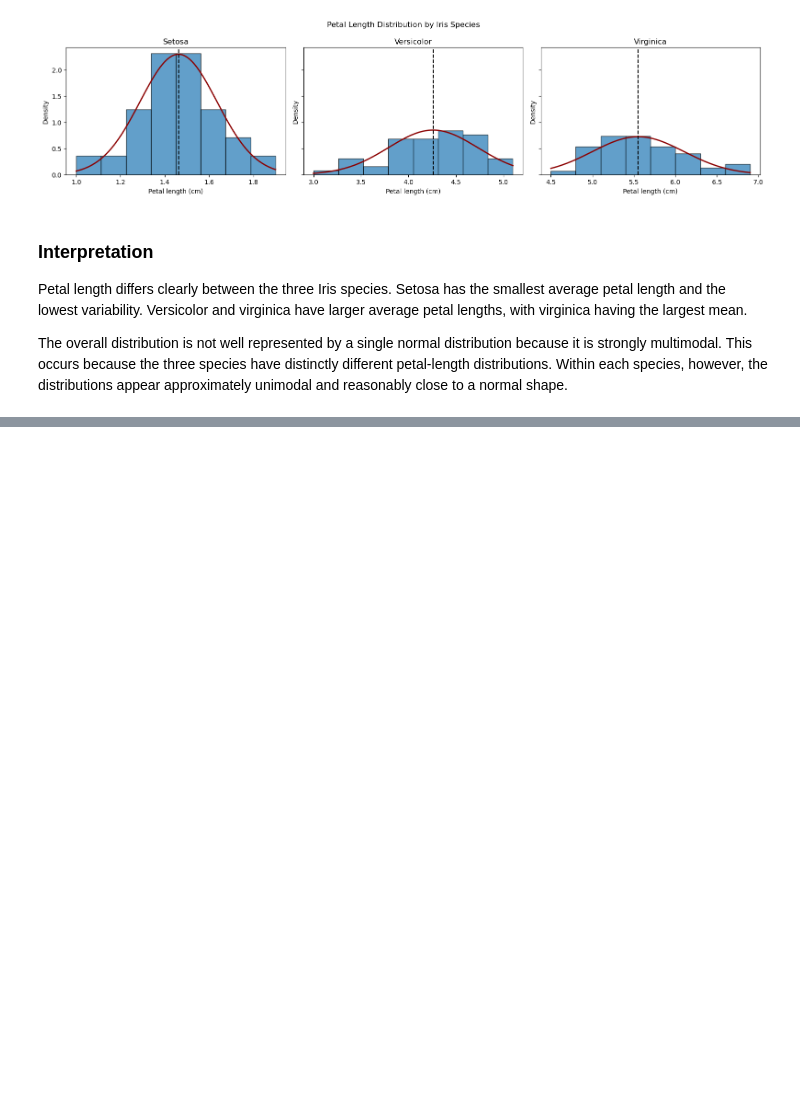
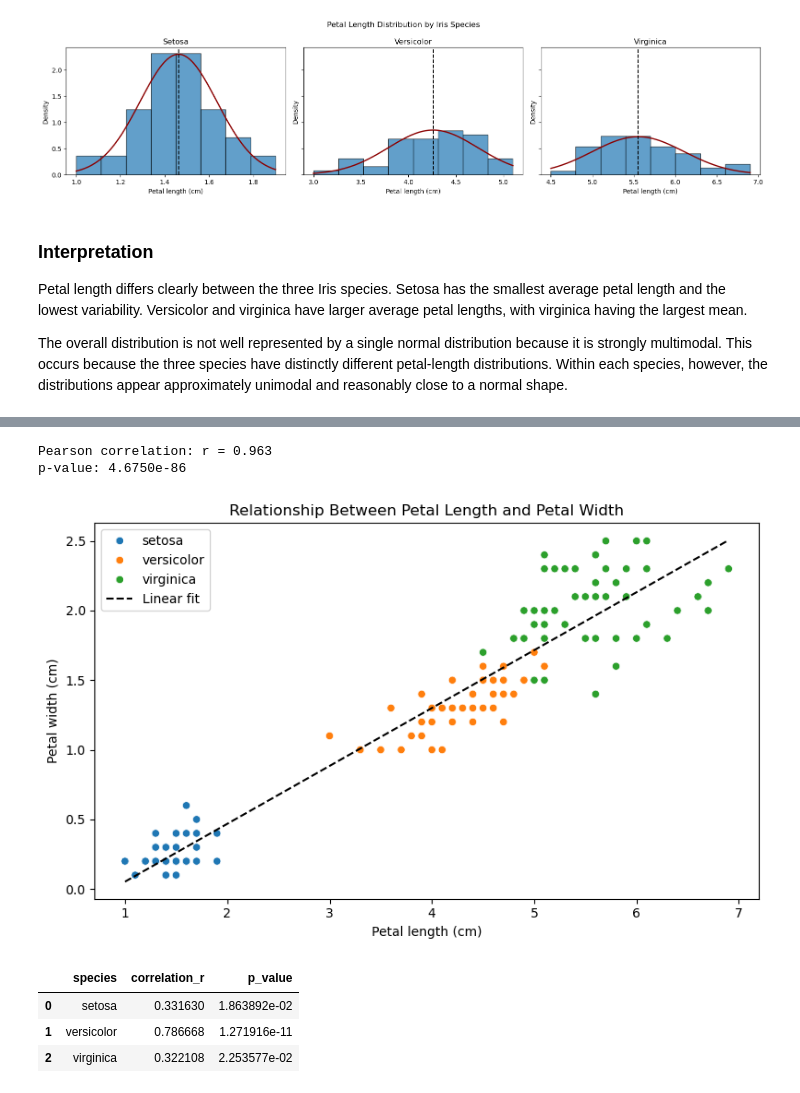
Before and after one commit to Nebulosa-max/applied-statistics-sophia, a Jupyter notebook: problems.ipynb, the cells around one changed output, grey strips where cells are left out. Drawn from its saved outputs; the diff is of its cells as text; code cells hidden in the pictures; blank space fills up the shorter version.

Commit message:
Complete petal correlation analysis

```diff
--- a/problems.ipynb
+++ b/problems.ipynb
@@ -140,0 +145,76 @@ The overall distribution is not well represented by a single normal distribution
+# %%
+# Pearson correlation for the complete dataset
+correlation_all, p_value_all = stats.pearsonr(
+    df["petal_length"],
+    df["petal_width"]
+)
+
+print(f"Pearson correlation: r = {correlation_all:.3f}")
+print(f"p-value: {p_value_all:.4e}")
+
+# Scatter plot with a fitted linear regression line
+plt.figure(figsize=(8, 5))
+
+sns.scatterplot(
+    data=df,
+    x="petal_length",
+    y="petal_width",
+    hue="species"
+)
+
+slope, intercept = np.polyfit(
+    df["petal_length"],
+    df["petal_width"],
+    1
+)
+
+x_values = np.linspace(
+    df["petal_length"].min(),
+    df["petal_length"].max(),
+    100
+)
+
+plt.plot(
+    x_values,
+    slope * x_values + intercept,
+    color="black",
+    linestyle="--",
+    label="Linear fit"
+)
+
+plt.title("Relationship Between Petal Length and Petal Width")
+plt.xlabel("Petal length (cm)")
+plt.ylabel("Petal width (cm)")
+plt.legend()
+plt.tight_layout()
+plt.show()
+# %% [output]
+Pearson correlation: r = 0.963
+p-value: 4.6750e-86
+[figure, added]
+# %%
+# Pearson correlation for each Iris species
+species_results = []
+
+for species in iris.target_names:
+    species_data = df[df["species"] == species]
+
+    correlation, p_value = stats.pearsonr(
+        species_data["petal_length"],
+        species_data["petal_width"]
+    )
+
+    species_results.append({
+        "species": species,
+        "correlation_r": correlation,
+        "p_value": p_value
+    })
+
+correlation_table = pd.DataFrame(species_results)
+
+correlation_table
+# %% [output]
+|  | species | correlation_r | p_value |
+| 0 | setosa | 0.331630 | 1.863892e-02 |
+| 1 | versicolor | 0.786668 | 1.271916e-11 |
+| 2 | virginica | 0.322108 | 2.253577e-02 |
```
Also changed, not shown: parts of 5 cells of this notebook.
